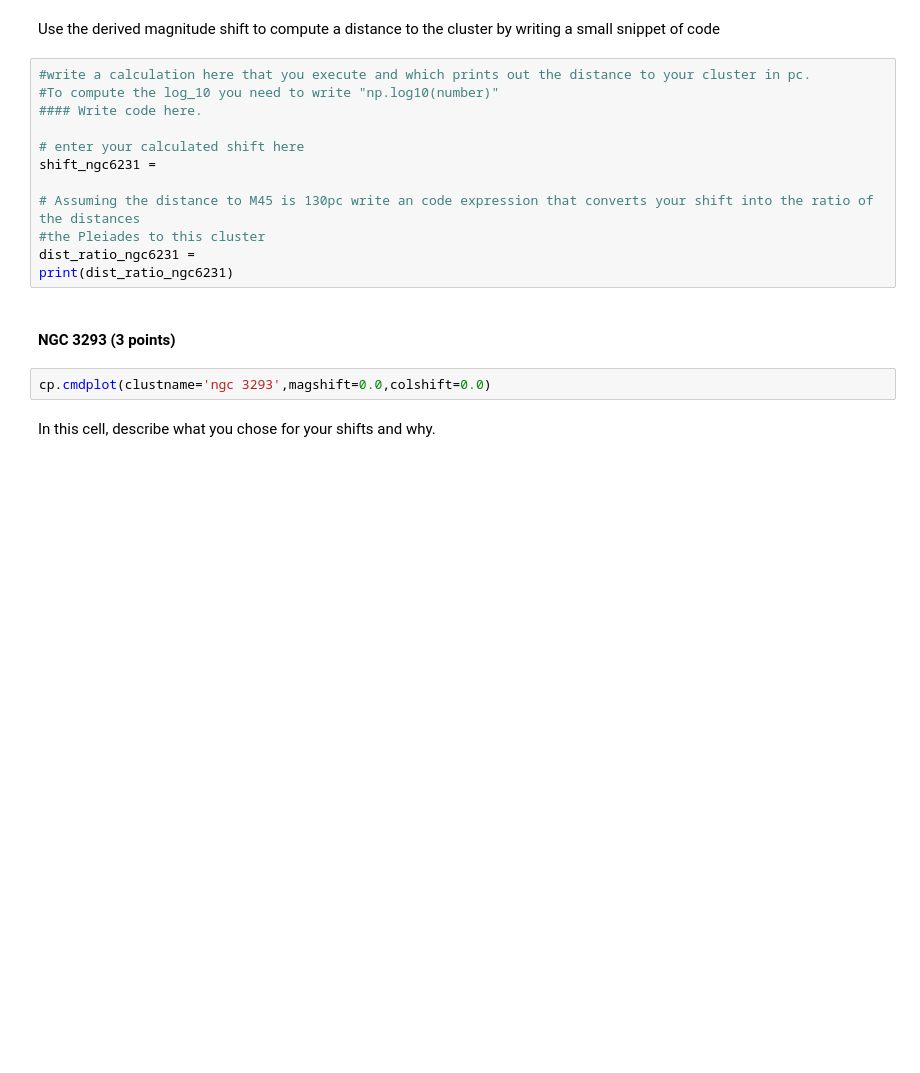
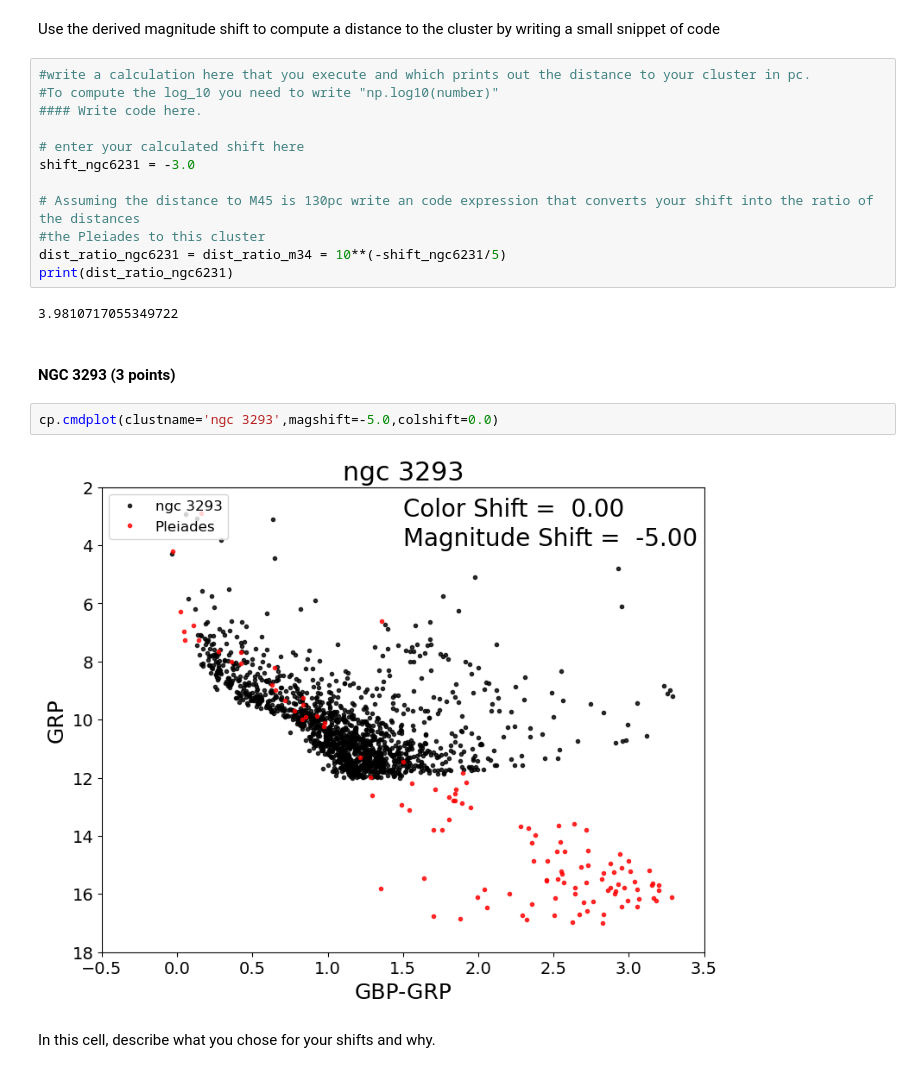
Before and after one commit to RyanNease/Color-magnitude-Diagram-fitting, a Jupyter notebook: cluster_plot_student.ipynb, the cells around one changed output. Cells and saved outputs as stored; diff of their text form; blank space fills up the shorter version.

```diff
--- a/cluster_plot_student.ipynb
+++ b/cluster_plot_student.ipynb
@@ -92,16 +98,20 @@ Use the derived magnitude shift to compute a distance to the cluster by writing
 #### Write code here.
 
 # enter your calculated shift here
-shift_ngc6231 =
+shift_ngc6231 = -3.0
 
 # Assuming the distance to M45 is 130pc write an code expression that converts your shift into the ratio of the distances
 #the Pleiades to this cluster
-dist_ratio_ngc6231 =
+dist_ratio_ngc6231 = dist_ratio_m34 = 10**(-shift_ngc6231/5)
 print(dist_ratio_ngc6231)
+# %% [output]
+3.9810717055349722
 # %% [markdown]
 #### NGC 3293  (3 points)
 # %%
-cp.cmdplot(clustname='ngc 3293',magshift=0.0,colshift=0.0)
+cp.cmdplot(clustname='ngc 3293',magshift=-5.0,colshift=0.0)
+# %% [output]
+[figure, added]
 # %% [markdown]
 In this cell, describe what you chose for your shifts and why.
 # %% [markdown]
```
Also changed, not shown: parts of 6 cells of this notebook.
